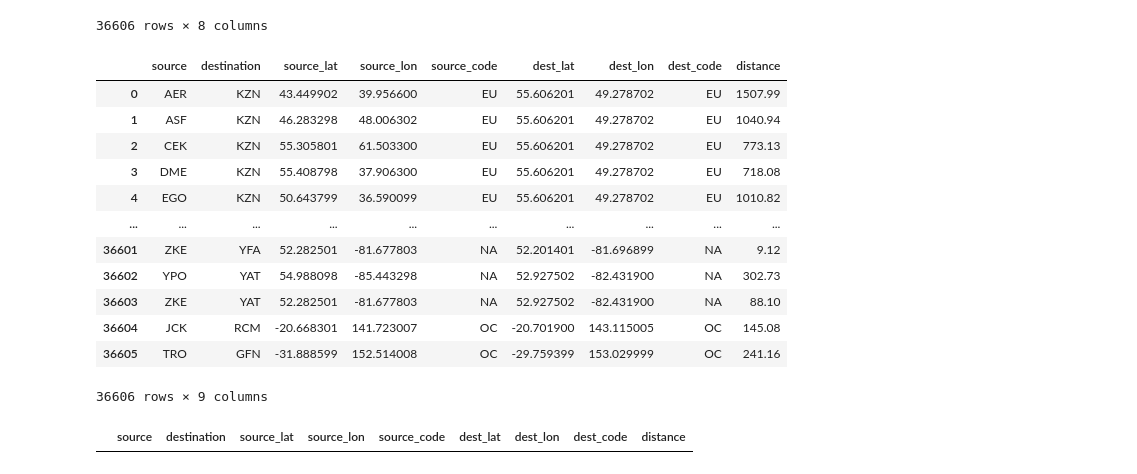
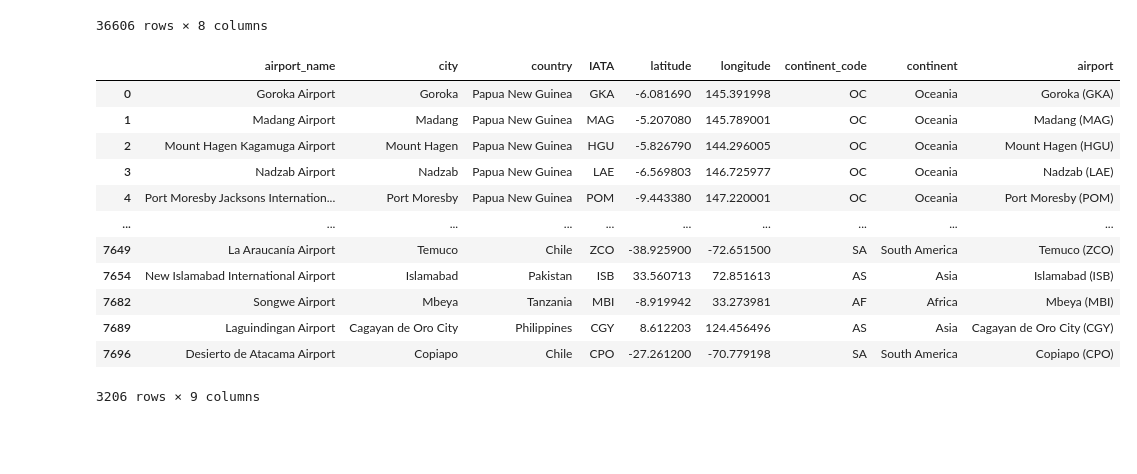
Before and after one commit to marcdalmaum/final_project, a Jupyter notebook: src/tests_clean_dataframes.ipynb, the cells around one changed output. Saved outputs shown, nothing was run; the diff lists cells and outputs as text; code cells hidden in the pictures; blank space fills up the shorter version.

```diff
--- a/src/tests_clean_dataframes.ipynb
+++ b/src/tests_clean_dataframes.ipynb
@@ -73,6 +51,8 @@ airports_df[airports_df["IATA"] == "DIA"]
 # %%
 continents = {"AS":"Asia", "AF":"Africa", "NA":"North America","SA":"South America", "EU":"Europe", "OC":"Oceania"}
 airports_df['continent'] = airports_df['continent_code'].map(continents)
+# %%
+airports_df["airport"] = airports_df["city"] +" ("+ airports_df["IATA"] +")"
 # %%
 def get_routes_df():
     routes = pd.read_csv("../data/routes.csv", header=None)
@@ -136,3 +116,20 @@ def get_distance():
     return np.round(distance, 2)
 
 routes_df["distance"] = get_distance()
+# %%
+airports_df = airports_df[airports_df.IATA.isin(list(routes_df.source) + list(routes_df.destination))]
+airports_df
+# %% [output]
+|  | airport_name | city | country | IATA | latitude | longitude | continent_code | continent | airport |
+| 0 | Goroka Airport | Goroka | Papua New Guinea | GKA | -6.081690 | 145.391998 | OC | Oceania | Goroka (GKA) |
+| 1 | Madang Airport | Madang | Papua New Guinea | MAG | -5.207080 | 145.789001 | OC | Oceania | Madang (MAG) |
+| 2 | Mount Hagen Kagamuga Airport | Mount Hagen | Papua New Guinea | HGU | -5.826790 | 144.296005 | OC | Oceania | Mount Hagen (HGU) |
+| 3 | Nadzab Airport | Nadzab | Papua New Guinea | LAE | -6.569803 | 146.725977 | OC | Oceania | Nadzab (LAE) |
+| 4 | Port Moresby Jacksons Internation... | Port Moresby | Papua New Guinea | POM | -9.443380 | 147.220001 | OC | Oceania | Port Moresby (POM) |
+| ... | ... | ... | ... | ... | ... | ... | ... | ... | ... |
+| 7649 | La Araucanía Airport | Temuco | Chile | ZCO | -38.925900 | -72.651500 | SA | South America | Temuco (ZCO) |
+| 7654 | New Islamabad International Airport | Islamabad | Pakistan | ISB | 33.560713 | 72.851613 | AS | Asia | Islamabad (ISB) |
+| 7682 | Songwe Airport | Mbeya | Tanzania | MBI | -8.919942 | 33.273981 | AF | Africa | Mbeya (MBI) |
+| 7689 | Laguindingan Airport | Cagayan de Oro City | Philippines | CGY | 8.612203 | 124.456496 | AS | Asia | Cagayan de Oro City (CGY) |
+| 7696 | Desierto de Atacama Airport | Copiapo | Chile | CPO | -27.261200 | -70.779198 | SA | South America | Copiapo (CPO) |
+3206 rows × 9 columns
@@ -139,21 +139,3 @@ routes_df["distance"] = get_distance()
 # %%
 routes_df.to_csv('../data/routes_cleaned.csv', index=False)
 routes_df
-# %% [output]
-|  | source | destination | source_lat | source_lon | source_code | dest_lat | dest_lon | dest_code | distance |
-| 0 | AER | KZN | 43.449902 | 39.956600 | EU | 55.606201 | 49.278702 | EU | 1507.99 |
-| 1 | ASF | KZN | 46.283298 | 48.006302 | EU | 55.606201 | 49.278702 | EU | 1040.94 |
-| 2 | CEK | KZN | 55.305801 | 61.503300 | EU | 55.606201 | 49.278702 | EU | 773.13 |
-| 3 | DME | KZN | 55.408798 | 37.906300 | EU | 55.606201 | 49.278702 | EU | 718.08 |
-| 4 | EGO | KZN | 50.643799 | 36.590099 | EU | 55.606201 | 49.278702 | EU | 1010.82 |
-| ... | ... | ... | ... | ... | ... | ... | ... | ... | ... |
-| 36601 | ZKE | YFA | 52.282501 | -81.677803 | NA | 52.201401 | -81.696899 | NA | 9.12 |
-| 36602 | YPO | YAT | 54.988098 | -85.443298 | NA | 52.927502 | -82.431900 | NA | 302.73 |
-| 36603 | ZKE | YAT | 52.282501 | -81.677803 | NA | 52.927502 | -82.431900 | NA | 88.10 |
-| 36604 | JCK | RCM | -20.668301 | 141.723007 | OC | -20.701900 | 143.115005 | OC | 145.08 |
-| 36605 | TRO | GFN | -31.888599 | 152.514008 | OC | -29.759399 | 153.029999 | OC | 241.16 |
-36606 rows × 9 columns
-# %%
-routes_df[routes_df["destination"] == "DIA"]
-# %% [output]
-|  | source | destination | source_lat | source_lon | source_code | dest_lat | dest_lon | dest_code | distance |
```
Also changed, not shown: parts of 3 cells of this notebook, 5 other files.
